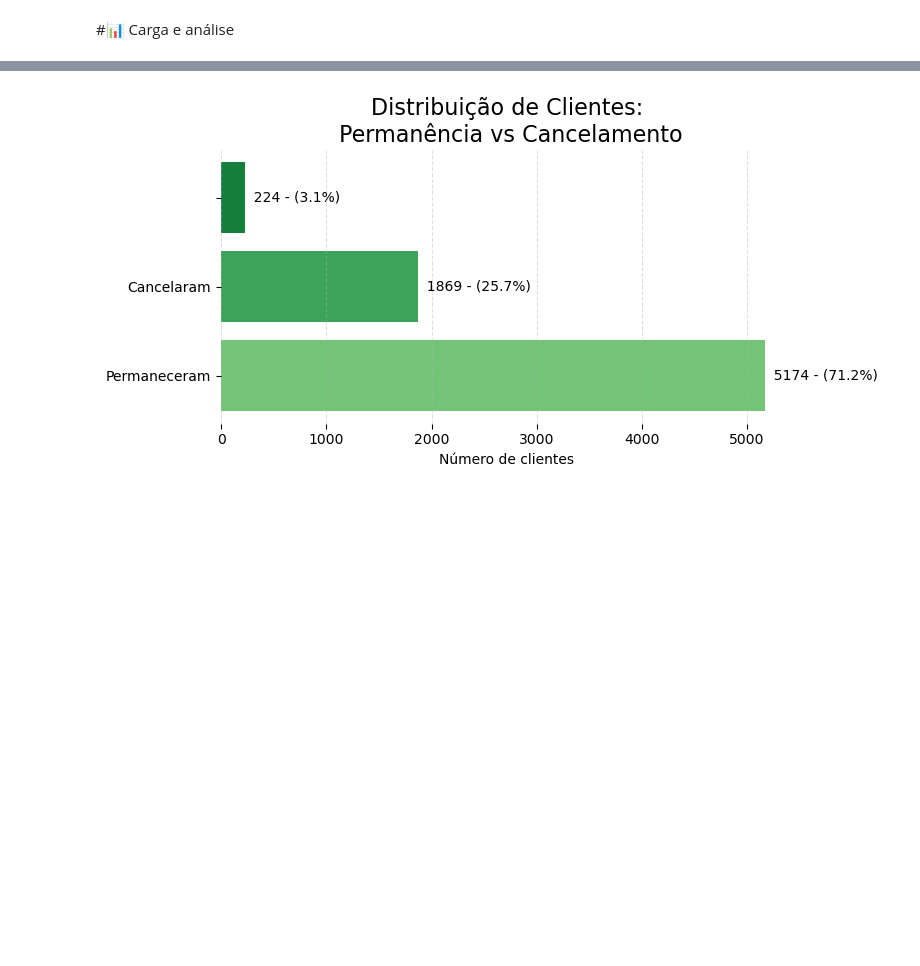
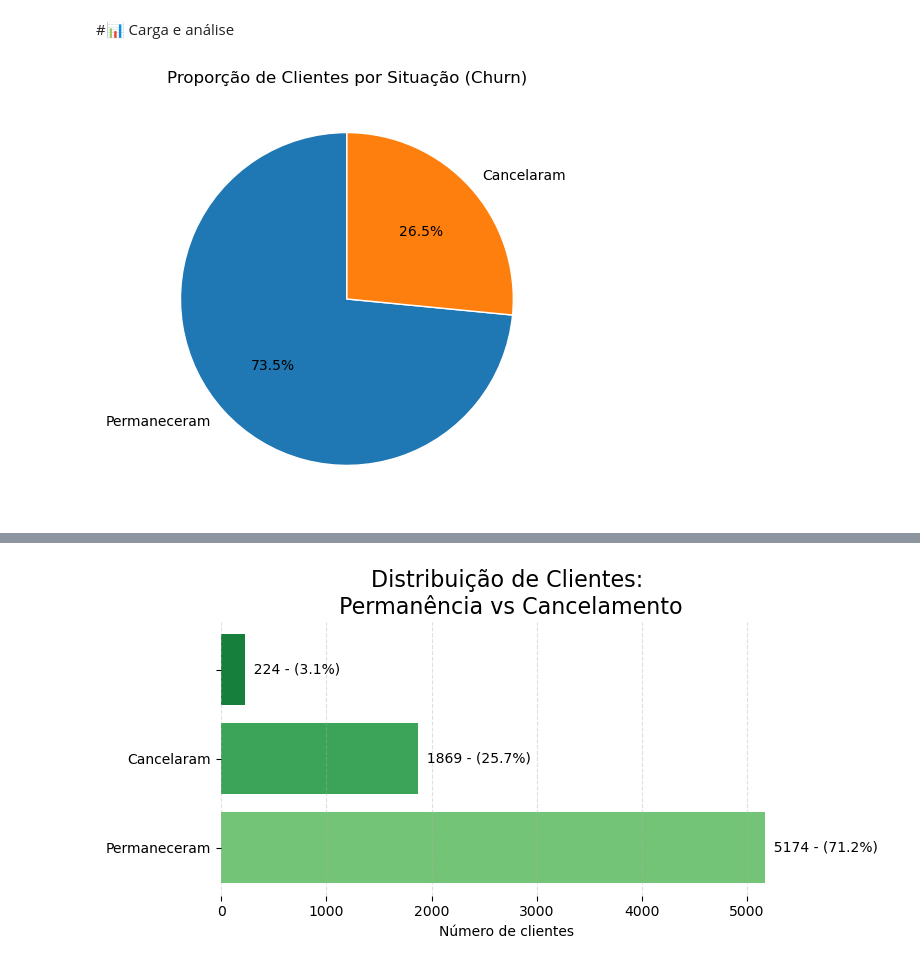
Before and after one commit to washingtongomes/desafio-telecom-x, a Jupyter notebook: TelecomX_BR.ipynb, the cells around one changed output, grey strips where cells are left out. Cells and saved outputs as stored; diff of their text form; code cells hidden in the pictures; blank space fills up the shorter version.

```diff
--- a/TelecomX_BR.ipynb
+++ b/TelecomX_BR.ipynb
@@ -202,2 +226,32 @@ plt.show()
 # %% [markdown]
 #📊 Carga e análise
+# %%
+import matplotlib.pyplot as plt
+
+# Contagem dos clientes por churn
+churn_counts = df['Churn'].value_counts()
+
+labels = ['Permaneceram', 'Cancelaram']
+sizes = [
+    churn_counts.get('No', 0),
+    churn_counts.get('Yes', 0)
+]
+
+plt.figure(figsize=(5, 6))
+
+plt.pie(
+    sizes,
+    labels=labels,
+    autopct='%1.1f%%',
+    startangle=90,
+    wedgeprops={
+        'linewidth': 1,
+        'edgecolor': 'white'
+    }
+)
+
+plt.title('Proporção de Clientes por Situação (Churn)')
+plt.tight_layout()
+plt.show()
+# %% [output]
+[figure, added]
```
Also changed, not shown: parts of 3 cells of this notebook.
